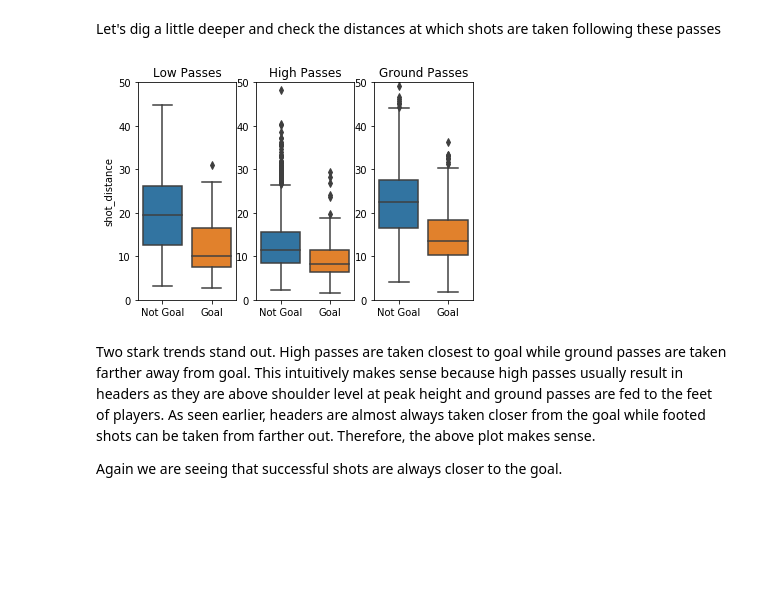
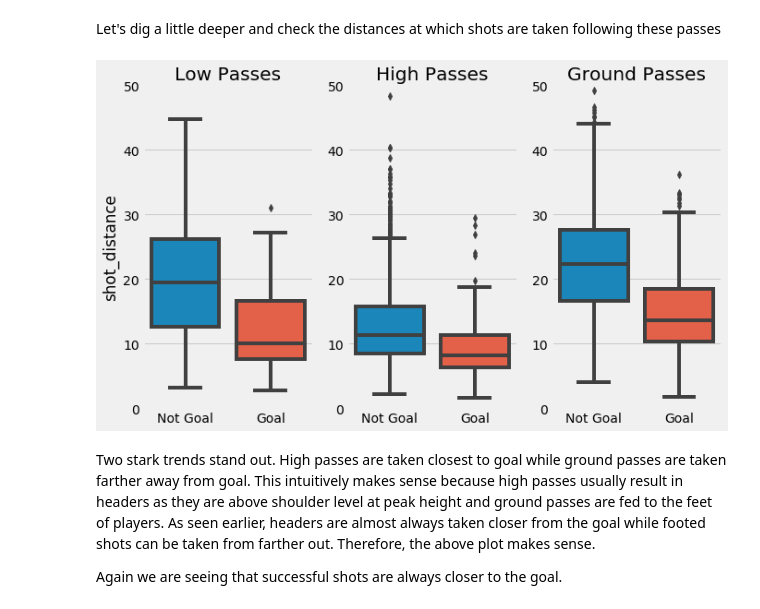
Before and after one commit to j-v-n/Springboard, a Jupyter notebook: capstone_projects/capstone1/statistical_inference.ipynb, the cells around one changed output. Saved outputs shown, nothing was run; the diff lists cells and outputs as text; code cells hidden in the pictures; blank space fills up the shorter version.

Commit message:
updated to fivethirtyeight style plots

```diff
--- a/capstone_projects/capstone1/statistical_inference.ipynb
+++ b/capstone_projects/capstone1/statistical_inference.ipynb
@@ -69,6 +69,7 @@ import matplotlib.pyplot as plt
 import seaborn as sns
 %matplotlib inline
 pd.options.display.max_columns = 15
+plt.style.use('fivethirtyeight')
 # %% [markdown]
 ### Step 2 - Reading the pickled dataframe
 # %%
@@ -440,35 +442,35 @@ Let's dig a little deeper and check the distances at which shots are taken follo
 # %%
 filt1 = df['key_pass_type']=='Low Pass'
 filt2 = df['key_pass_type']=='High Pass'
 filt3 = df['key_pass_type']=='Ground Pass'
 low_pass = df[filt1]
 high_pass = df[filt2]
 ground_pass = df[filt3]
 
 low_pass=low_pass.sort_values(by='isGoal',ascending=False)
 high_pass=high_pass.sort_values(by='isGoal',ascending=False)
 ground_pass=ground_pass.sort_values(by='isGoal',ascending=False)
 
-fig = plt.figure()
+fig = plt.figure(figsize=(10,6))
 ax1 = fig.add_subplot(131)
 ax2 = fig.add_subplot(132)
 ax3 = fig.add_subplot(133)
 sns.boxplot(x='isGoal',y='shot_distance',data=low_pass,ax=ax1)
 sns.boxplot(x='isGoal',y='shot_distance',data=high_pass,ax=ax2)
 sns.boxplot(x='isGoal',y='shot_distance',data=ground_pass,ax=ax3)
 ax1.set(ylim=(0,50));
 ax2.set(ylim=(0,50));
 ax3.set(ylim=(0,50));
 ax2.set_ylabel('');
 ax3.set_ylabel('');
 ax1.set_xlabel('');
 ax2.set_xlabel('');
 ax3.set_xlabel('');
 ax1.set_title('Low Passes');
 ax2.set_title('High Passes');
 ax3.set_title('Ground Passes');
 # %% [output]
-[figure, old version]
+[figure, new version]
 # %% [markdown]
 Two stark trends stand out. High passes are taken closest to goal while ground passes are taken farther away from goal. This intuitively makes sense because high passes usually result in headers as they are above shoulder level at peak height and ground passes are fed to the feet of players. As seen earlier, headers are almost always taken closer from the goal while footed shots can be taken from farther out. Therefore, the above plot makes sense.
 
```
Also changed, not shown: parts of 16 cells of this notebook.
